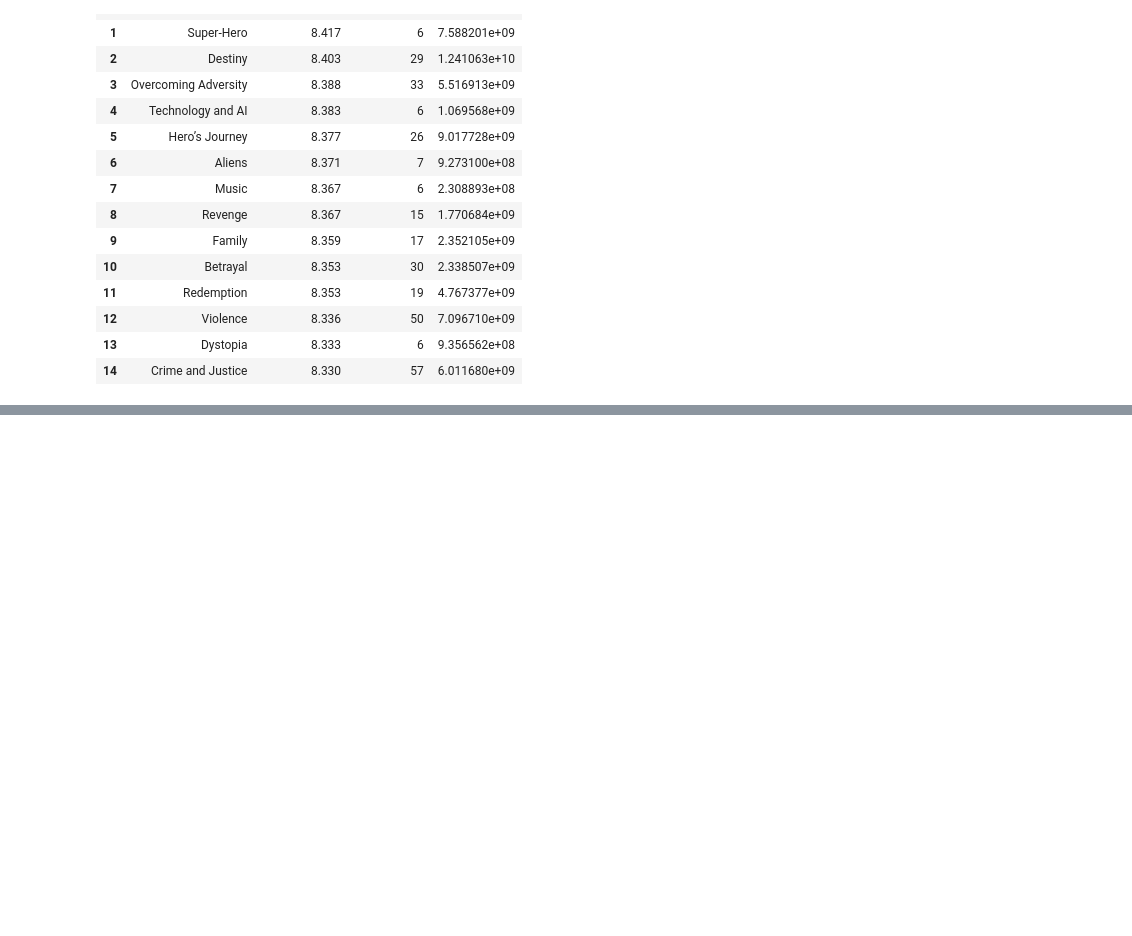
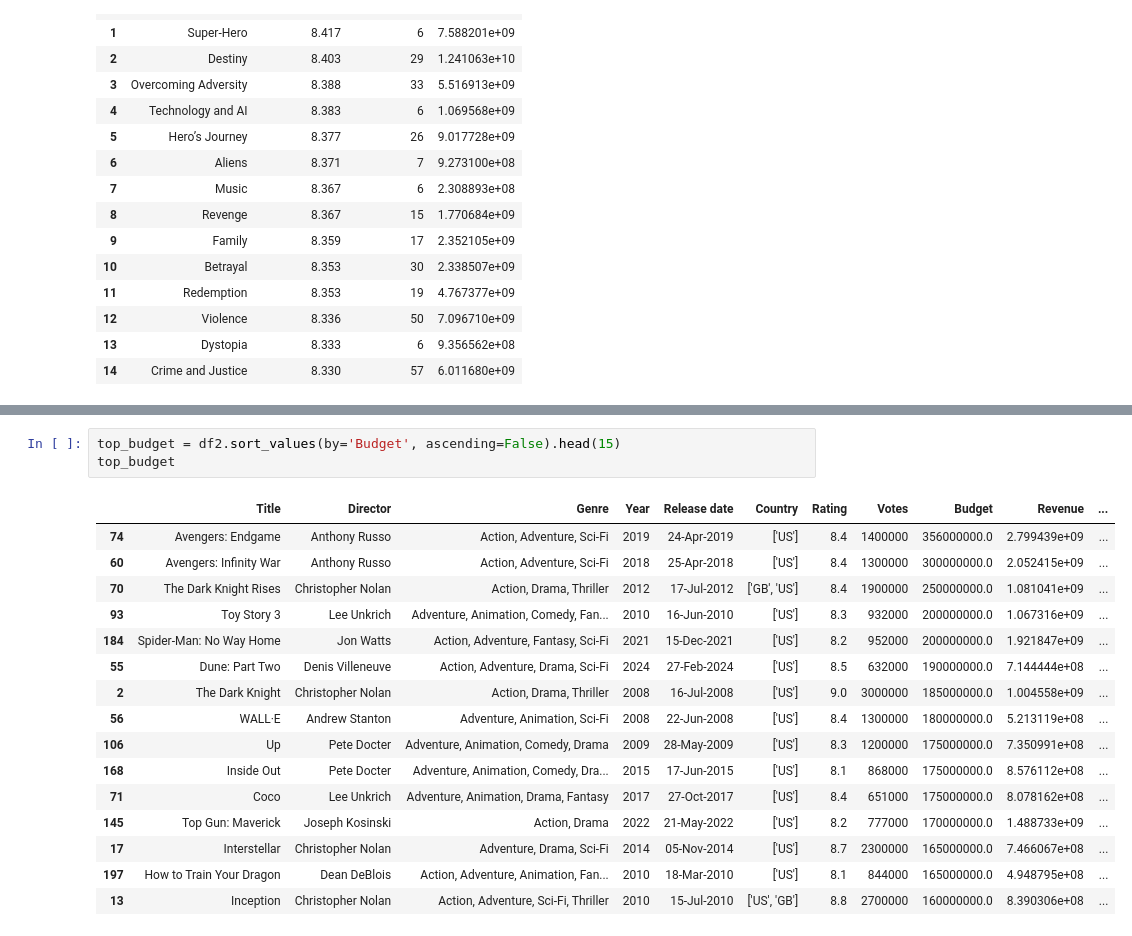
Before and after one commit to h31tor/imdb, a Jupyter notebook: IMDB2.ipynb, the cells around one changed output, grey strips where cells are left out. Drawn from its saved outputs; the diff is of its cells as text; blank space fills up the shorter version.

```diff
--- a/IMDB2.ipynb
+++ b/IMDB2.ipynb
@@ -1149,0 +1153,20 @@ df2
+# %%
+top_budget = df2.sort_values(by='Budget', ascending=False).head(15)
+top_budget
+# %% [output]
+|  | Title | Director | Genre | Year | Release date | Country | Rating | Votes | Budget | Revenue | ... |
+| 74 | Avengers: Endgame | Anthony Russo | Action, Adventure, Sci-Fi | 2019 | 24-Apr-2019 | ['US'] | 8.4 | 1400000 | 356000000.0 | 2.799439e+09 | ... |
+| 60 | Avengers: Infinity War | Anthony Russo | Action, Adventure, Sci-Fi | 2018 | 25-Apr-2018 | ['US'] | 8.4 | 1300000 | 300000000.0 | 2.052415e+09 | ... |
+| 70 | The Dark Knight Rises | Christopher Nolan | Action, Drama, Thriller | 2012 | 17-Jul-2012 | ['GB', 'US'] | 8.4 | 1900000 | 250000000.0 | 1.081041e+09 | ... |
+| 93 | Toy Story 3 | Lee Unkrich | Adventure, Animation, Comedy, Fan... | 2010 | 16-Jun-2010 | ['US'] | 8.3 | 932000 | 200000000.0 | 1.067316e+09 | ... |
+| 184 | Spider-Man: No Way Home | Jon Watts | Action, Adventure, Fantasy, Sci-Fi | 2021 | 15-Dec-2021 | ['US'] | 8.2 | 952000 | 200000000.0 | 1.921847e+09 | ... |
+| 55 | Dune: Part Two | Denis Villeneuve | Action, Adventure, Drama, Sci-Fi | 2024 | 27-Feb-2024 | ['US'] | 8.5 | 632000 | 190000000.0 | 7.144444e+08 | ... |
+| 2 | The Dark Knight | Christopher Nolan | Action, Drama, Thriller | 2008 | 16-Jul-2008 | ['US'] | 9.0 | 3000000 | 185000000.0 | 1.004558e+09 | ... |
+| 56 | WALL·E | Andrew Stanton | Adventure, Animation, Sci-Fi | 2008 | 22-Jun-2008 | ['US'] | 8.4 | 1300000 | 180000000.0 | 5.213119e+08 | ... |
+| 106 | Up | Pete Docter | Adventure, Animation, Comedy, Drama | 2009 | 28-May-2009 | ['US'] | 8.3 | 1200000 | 175000000.0 | 7.350991e+08 | ... |
+| 168 | Inside Out | Pete Docter | Adventure, Animation, Comedy, Dra... | 2015 | 17-Jun-2015 | ['US'] | 8.1 | 868000 | 175000000.0 | 8.576112e+08 | ... |
+| 71 | Coco | Lee Unkrich | Adventure, Animation, Drama, Fantasy | 2017 | 27-Oct-2017 | ['US'] | 8.4 | 651000 | 175000000.0 | 8.078162e+08 | ... |
+| 145 | Top Gun: Maverick | Joseph Kosinski | Action, Drama | 2022 | 21-May-2022 | ['US'] | 8.2 | 777000 | 170000000.0 | 1.488733e+09 | ... |
+| 17 | Interstellar | Christopher Nolan | Adventure, Drama, Sci-Fi | 2014 | 05-Nov-2014 | ['US'] | 8.7 | 2300000 | 165000000.0 | 7.466067e+08 | ... |
+| 197 | How to Train Your Dragon | Dean DeBlois | Action, Adventure, Animation, Fan... | 2010 | 18-Mar-2010 | ['US'] | 8.1 | 844000 | 165000000.0 | 4.948795e+08 | ... |
+| 13 | Inception | Christopher Nolan | Action, Adventure, Sci-Fi, Thriller | 2010 | 15-Jul-2010 | ['US', 'GB'] | 8.8 | 2700000 | 160000000.0 | 8.390306e+08 | ... |
```
Also changed, not shown: parts of 5 cells of this notebook, 4 other files.
